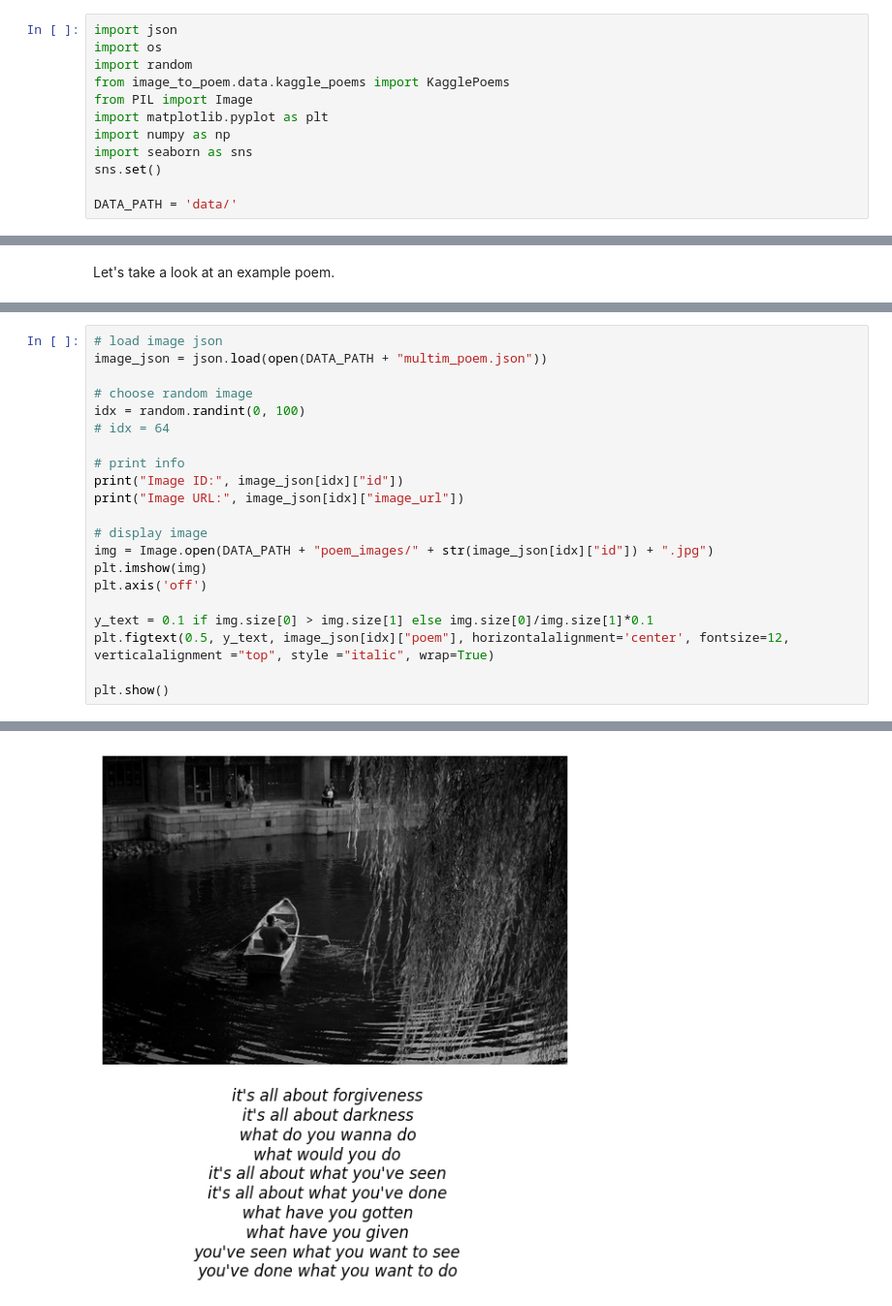
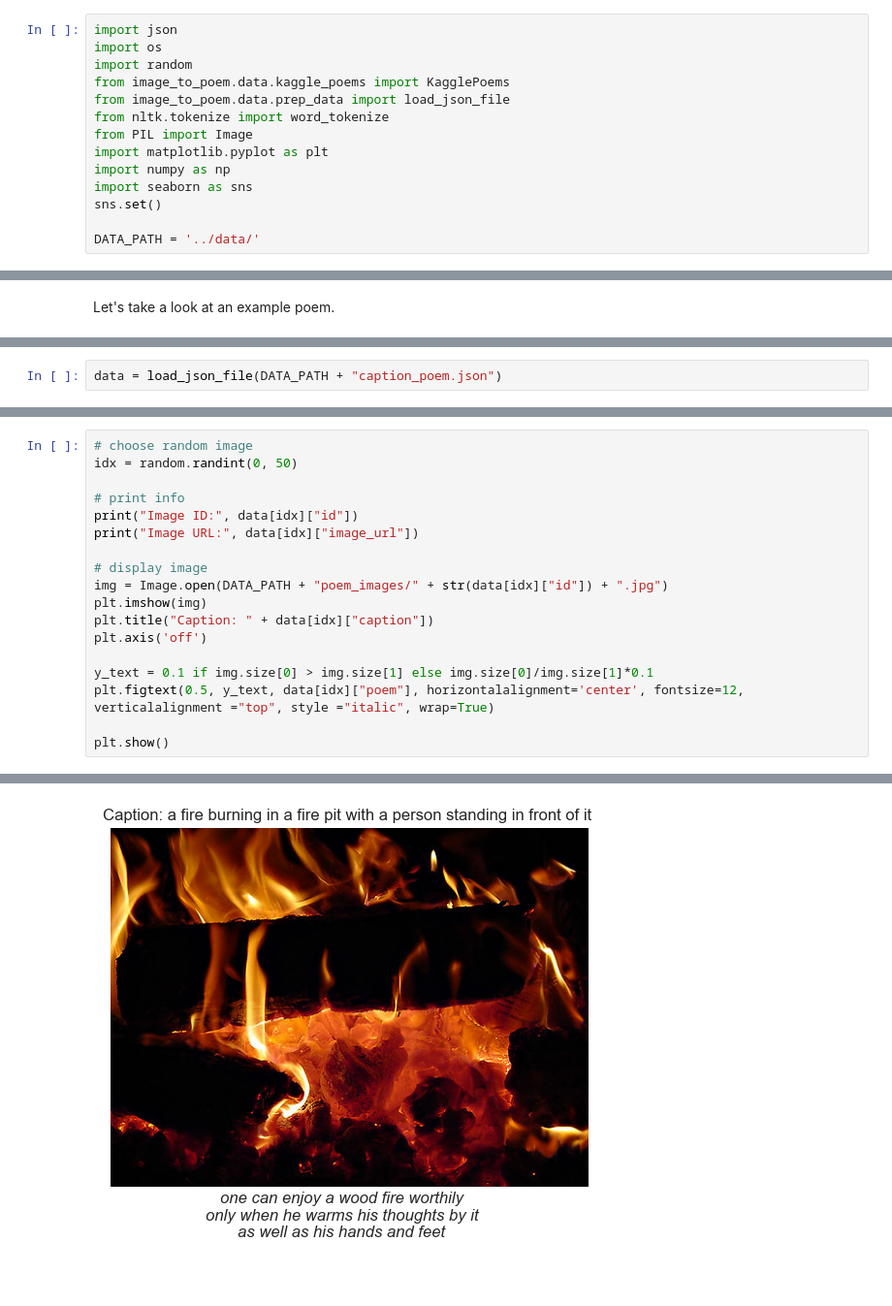
Before and after one commit to LukasLeindals/image-to-poem, a Jupyter notebook: notebooks/data_exploration.ipynb, the cells around one changed output, grey strips where cells are left out. Shown at 97% size. Saved outputs shown, nothing was run; the diff lists cells and outputs as text; blank space fills up the shorter version.

Commit message:
Fixed data exploration notebook

```diff
--- a/notebooks/data_exploration.ipynb
+++ b/notebooks/data_exploration.ipynb
@@ -7,13 +7,15 @@ import json
 import os
 import random
 from image_to_poem.data.kaggle_poems import KagglePoems
+from image_to_poem.data.prep_data import load_json_file
+from nltk.tokenize import word_tokenize
 from PIL import Image
 import matplotlib.pyplot as plt
 import numpy as np
 import seaborn as sns
 sns.set()
 
-DATA_PATH = 'data/'
+DATA_PATH = '../data/'
 # %% [markdown]
 ## Kaggle poems
 
@@ -189,0 +179,2 @@ The MultiM data set consists of images along with poems. We will only use the im
+# %%
+data = load_json_file(DATA_PATH + "caption_poem.json")
@@ -190,22 +248,19 @@ The MultiM data set consists of images along with poems. We will only use the im
 # %%
-# load image json
-image_json = json.load(open(DATA_PATH + "multim_poem.json"))
-
 # choose random image
-idx = random.randint(0, 100)
-# idx = 64
+idx = random.randint(0, 50)
 
 # print info
-print("Image ID:", image_json[idx]["id"])
-print("Image URL:", image_json[idx]["image_url"])
+print("Image ID:", data[idx]["id"])
+print("Image URL:", data[idx]["image_url"])
 
 # display image
-img = Image.open(DATA_PATH + "poem_images/" + str(image_json[idx]["id"]) + ".jpg")
+img = Image.open(DATA_PATH + "poem_images/" + str(data[idx]["id"]) + ".jpg")
 plt.imshow(img)
+plt.title("Caption: " + data[idx]["caption"])
 plt.axis('off')
 
 y_text = 0.1 if img.size[0] > img.size[1] else img.size[0]/img.size[1]*0.1
-plt.figtext(0.5, y_text, image_json[idx]["poem"], horizontalalignment='center', fontsize=12, verticalalignment ="top", style ="italic", wrap=True)
+plt.figtext(0.5, y_text, data[idx]["poem"], horizontalalignment='center', fontsize=12, verticalalignment ="top", style ="italic", wrap=True)
 
 plt.show()
 # %% [output]
@@ -214 +269 @@ Image URL: https://farm8.staticflickr.com/7302/10468902856_4d10b8a5d4.jpg
-[figure, old version]
+[figure, new version]
```
Also changed, not shown: parts of 23 cells of this notebook, 1 other file.
